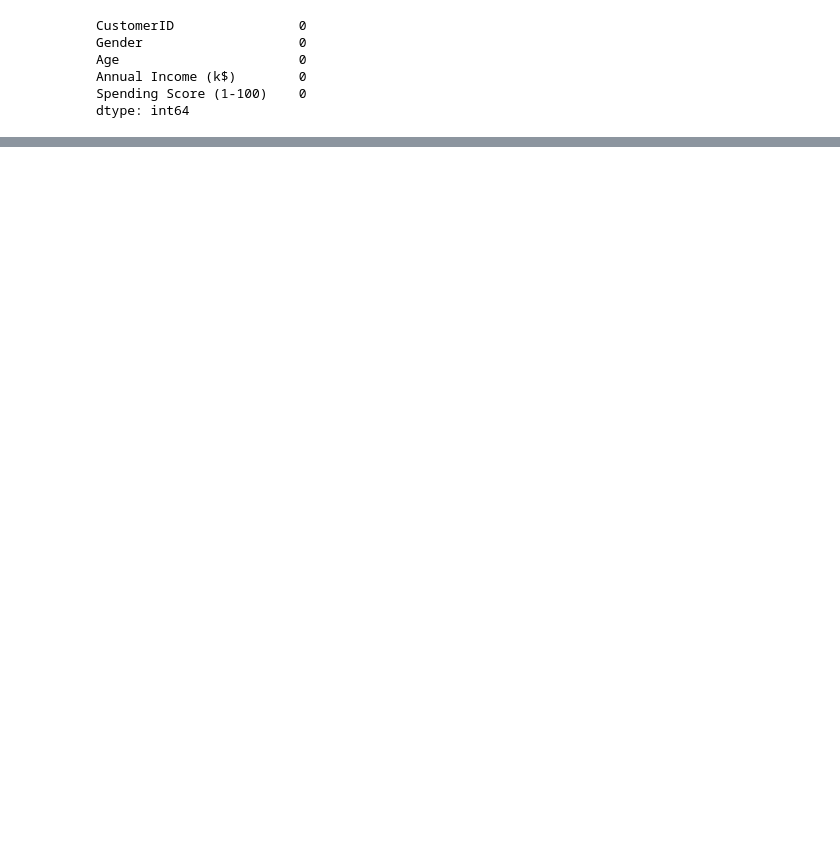
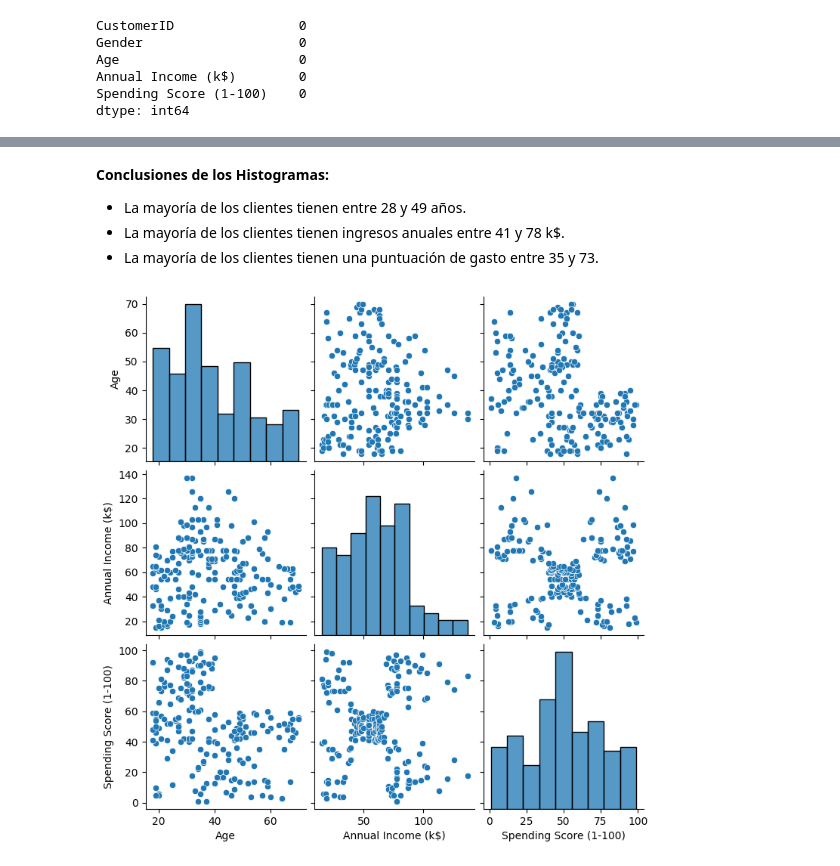
Before and after one commit to palberth/CienciaDatos-MASDI, a Jupyter notebook: Seccion_2/Ejemplo-02/mall_customers_clustering.ipynb, the cells around one changed output, grey strips where cells are left out. Saved outputs shown, nothing was run; the diff lists cells and outputs as text; code cells hidden in the pictures; blank space fills up the shorter version.

```diff
--- a/Seccion_2/Ejemplo-02/mall_customers_clustering.ipynb
+++ b/Seccion_2/Ejemplo-02/mall_customers_clustering.ipynb
@@ -167,0 +181,14 @@ plt.xlabel("Gender");
+# %% [markdown]
+**Conclusiones de los Histogramas:**
+
+- La mayoría de los clientes tienen entre 28 y 49 años.
+- La mayoría de los clientes tienen ingresos anuales entre 41 y 78 k$.
+- La mayoría de los clientes tienen una puntuación de gasto entre 35 y 73.
+# %%
+import seaborn as sns
+
+# Asumiendo que 'data' es tu DataFrame
+sns.pairplot(data)
+plt.show()
+# %% [output]
+[figure, added]
```
Also changed, not shown: parts of 74 cells of this notebook.
